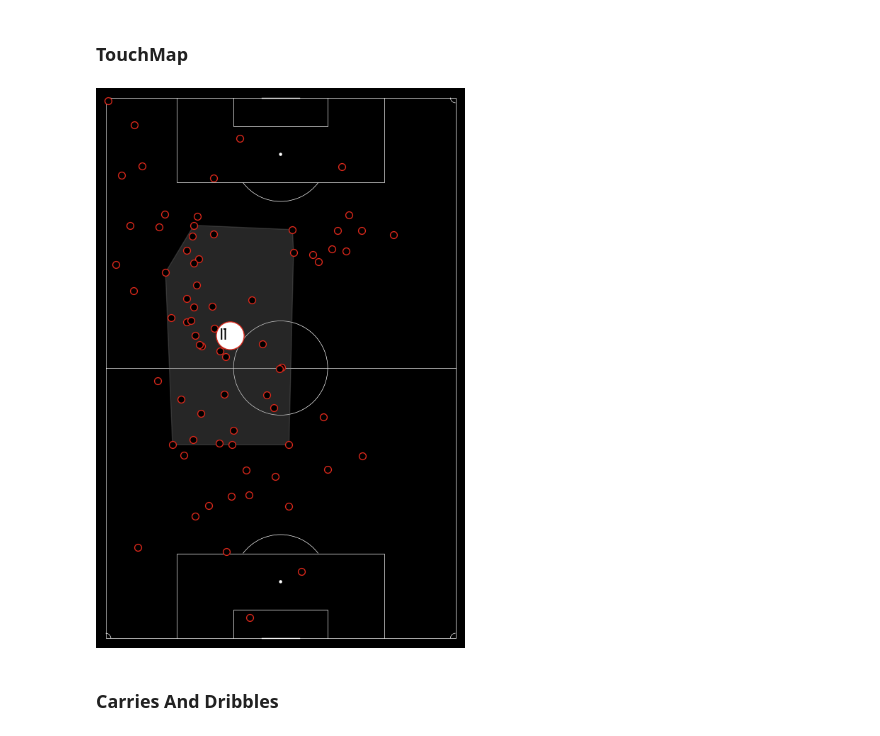
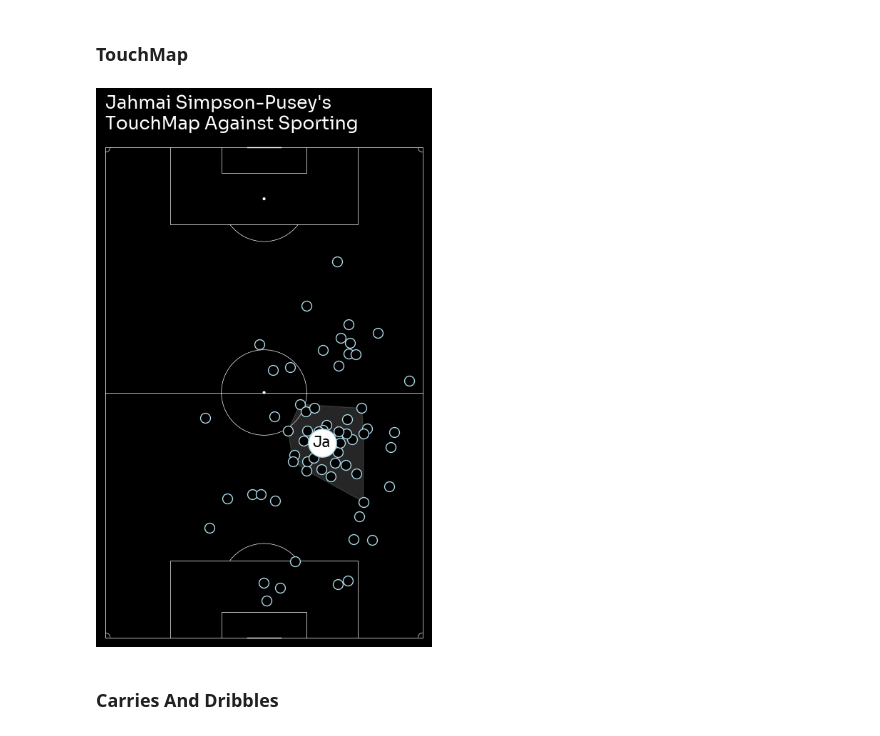
Before and after one commit to ishdeep-10/IndianCitizen, a Jupyter notebook: ScorePredict/notebooks/PostMatchAnalysis.ipynb, the cells around one changed output. Saved outputs shown, nothing was run; the diff lists cells and outputs as text; code cells hidden in the pictures.

```diff
--- a/ScorePredict/notebooks/PostMatchAnalysis.ipynb
+++ b/ScorePredict/notebooks/PostMatchAnalysis.ipynb
@@ -244,7 +248,7 @@ df = pd.DataFrame(events_dict)
 dfp = pd.DataFrame(players_df)
 # %%
 # Put the match HTML file path here
-match_html_path = "C:/Users/acer/Documents/GitHub/IndianCitizen/ScorePredict/HTMLs/BournemouthVManchester City.html"
+match_html_path = "C:/Users/acer/Documents/GitHub/IndianCitizen/ScorePredict/HTMLs/SportingVManchester City.html"
 
 def extract_json_from_html(html_path, save_output=False):
     with open(html_path, 'r', encoding='utf-8') as html_file:
@@ -1241,8 +1245,8 @@ array(['Bournemouth', 'Man City'], dtype=object)
 # %%
-team1_name = 'Bournemouth'
+team1_name = 'Sporting'
 team2_name = 'Man City'
 
-team1_facecolor = '#DA291C'
+team1_facecolor = 'green'
 team2_facecolor = '#6CABDD'
 # %%
 import matplotlib.patheffects as path_effects
@@ -1867,7 +1887,7 @@ fig.savefig(f'C:/Users/acer/Documents/GitHub/IndianCitizen/ScorePredict/MatchRep
 # %% [markdown]
 ### TouchMap
 # %%
-def touchMap(ax, pname):
+def touchMap(ax, pname,team1_facecolor):
     """
     Generate a touch map and territory map for a specified player on a football pitch.
 
@@ -1918,11 +1938,11 @@ def touchMap(ax, pname):
             ax.fill(hull_points[:, 1], hull_points[:, 0], color='grey', alpha=0.3)
 
     # Scatter plot for touches
-    ax.scatter(touches.y, touches.x, marker='o', ec=team1_facecolor, s=50, color=background)
+    ax.scatter(touches.y, touches.x, marker='o', ec=team1_facecolor, s=100, color=background)
     ax.scatter(mean_y, mean_x, marker='o', ec=team1_facecolor, s=800, color='white', zorder=3)
     ax.text(mean_y + 2, mean_x - 0.8, pname[:2], color=background, fontproperties=font_prop, fontsize=15)
 
-    #ax.text(50, 109, "TouchMap", color='white', fontproperties=font_props, fontsize=35, fontweight='bold', zorder=4)
+    ax.text(68, 109, f"{pname}'s\nTouchMap Against Sporting", color='white', fontproperties=font_prop, fontsize=18, fontweight='bold', zorder=4)
 
     # Return touch statistics if needed
     return {
@@ -1932,12 +1952,13 @@ def touchMap(ax, pname):
     }
 # %%
 # Example usage
-fig, ax = plt.subplots(figsize=(10, 10), facecolor=background)
-pname = 'Ilkay Gundogan'
-stats = touchMap(ax, pname)
-#fig.savefig(f'C:/Users/acer/Documents/GitHub/IndianCitizen/ScorePredict/MatchReports/DortmundVLeipzig/8.png',dpi=500,bbox_inches = 'tight',facecolor=background)
+team1_facecolor = 'lightblue'
+fig, ax = plt.subplots(figsize=(16, 9), facecolor=background)
+pname = 'Jahmai Simpson-Pusey'
+stats = touchMap(ax, pname,team1_facecolor)
+fig.savefig(f'C:/Users/acer/Documents/GitHub/IndianCitizen/ScorePredict/MatchReports/DortmundVLeipzig/JP.png',dpi=500,bbox_inches = 'tight',facecolor=background)
 # %% [output]
-[figure, old version]
+[figure, new version]
 # %% [markdown]
 ### Carries And Dribbles
 # %%
```
Also changed, not shown: parts of 15 cells of this notebook, 20 other files.
